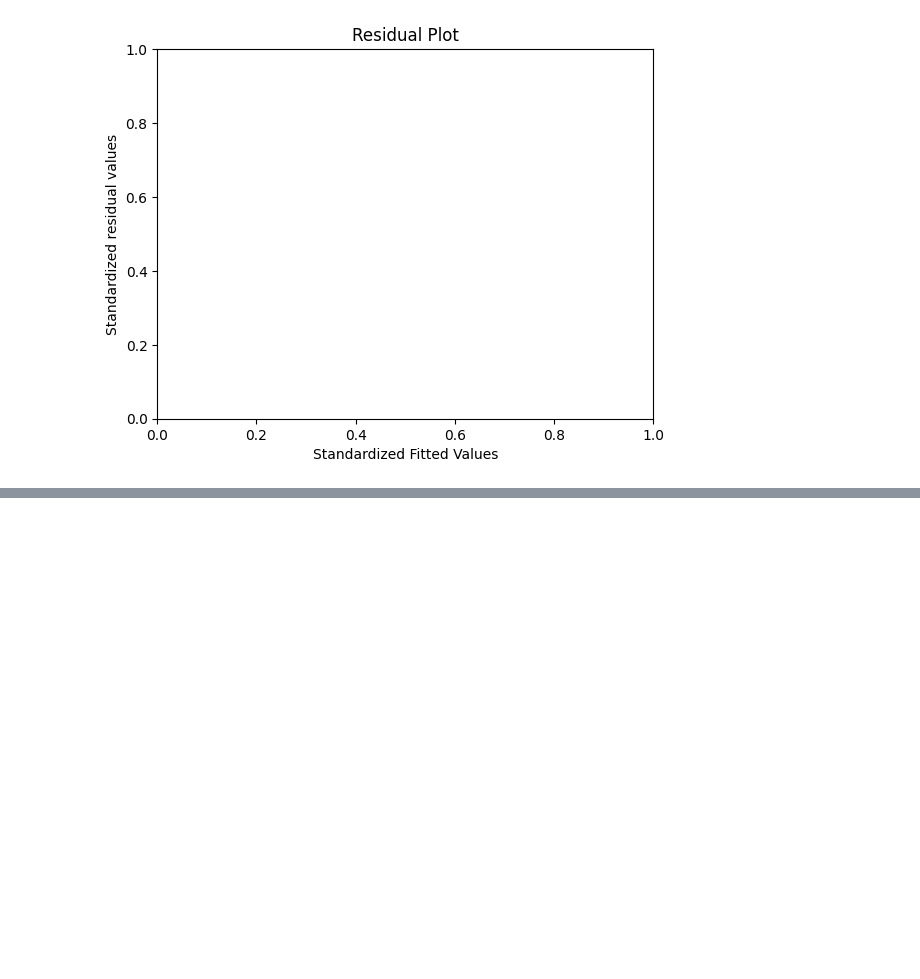
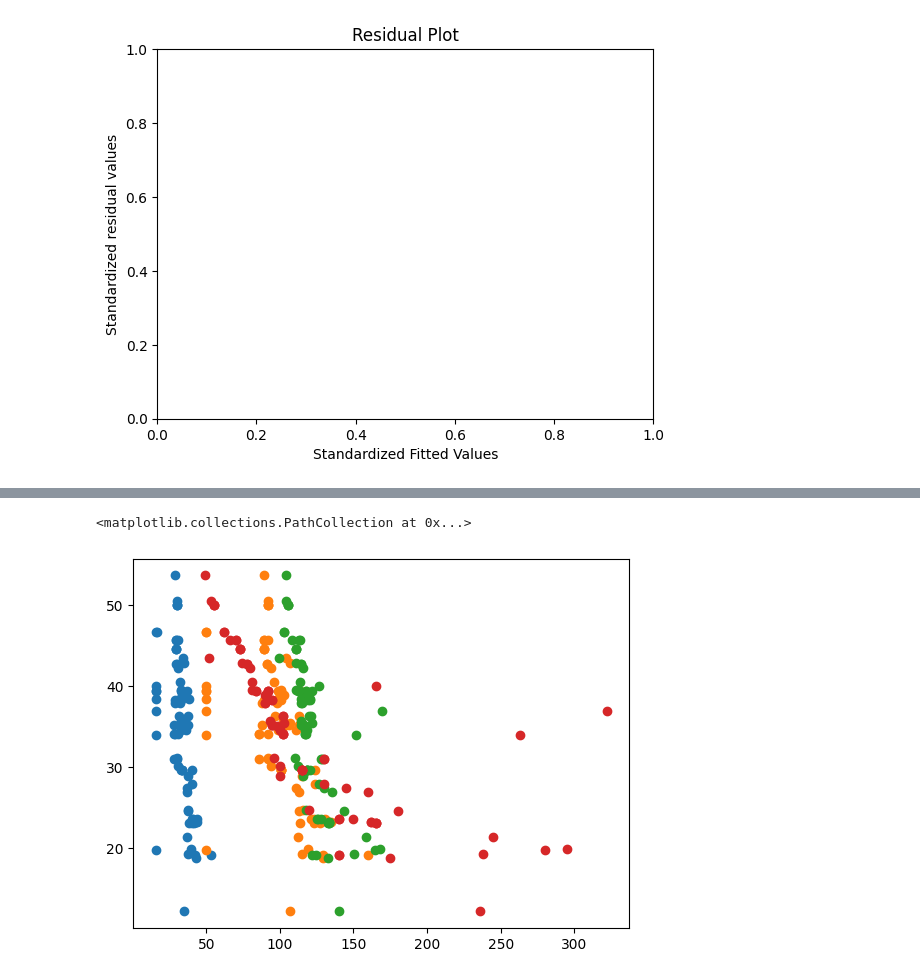
Before and after one commit to SaiRithik24/AD, a Jupyter notebook: Multi_Linear_Regression.ipynb, the cells around one changed output, grey strips where cells are left out. Drawn from its saved outputs; the diff is of its cells as text; code cells hidden in the pictures; blank space fills up the shorter version.

```diff
--- a/Multi_Linear_Regression.ipynb
+++ b/Multi_Linear_Regression.ipynb
@@ -102,3 +98,11 @@ plt.ylabel('Standardized residual values')
 plt.show()
 # %% [output]
 [figure]
+# %%
+import pandas as pd
+from google.colab import files
+uploaded = files.upload()
+file_name = list(uploaded.keys())[0]
+df = pd.read_csv(file_name)
+print(df.head())
+df
@@ -104,0 +192,10 @@ plt.show()
+# %%
+#add scatter plots for the above code
+import matplotlib.pyplot as plt
+plt.scatter(df['WT'],df['MPG'])
+plt.scatter(df['VOL'],df['MPG'])
+plt.scatter(df['SP'],df['MPG'])
+plt.scatter(df['HP'],df['MPG'])
+# %% [output]
+<matplotlib.collections.PathCollection at 0x...>
+[figure, added]
```
Also changed, not shown: parts of 18 cells of this notebook.
